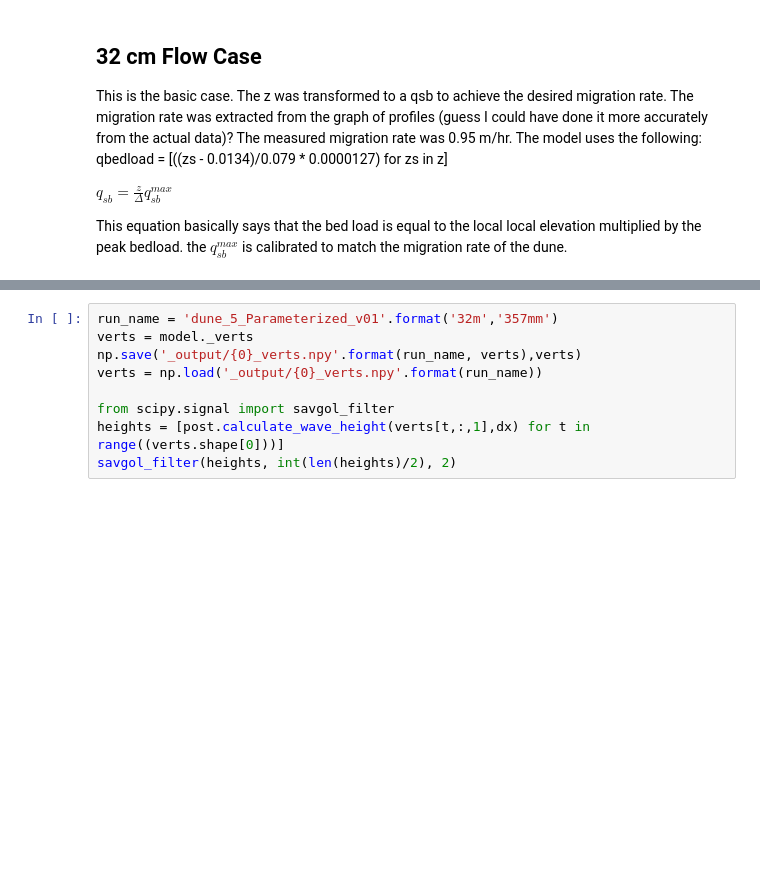
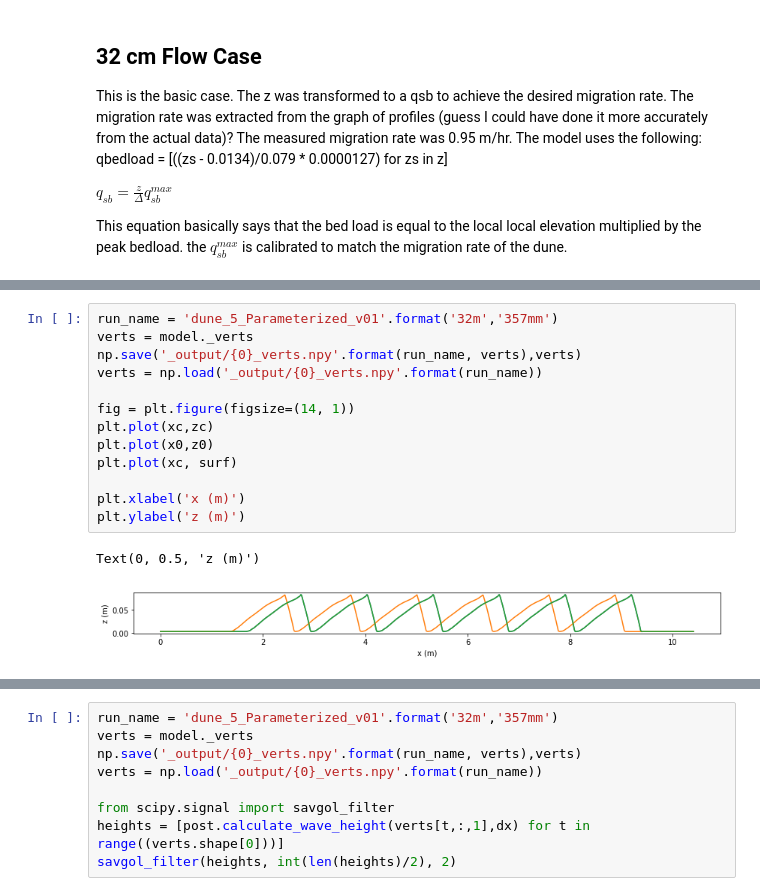
Before and after one commit to plgrover/pymorph, a Jupyter notebook: notebooks/Paper_3b/2019-11-28 Parameterized Dune Model_32cm.ipynb, the cells around one changed output, grey strips where cells are left out. Cells and saved outputs as stored; diff of their text form; blank space fills up the shorter version.

Commit message:
Modifying the models for the paper

```diff
--- a/notebooks/Paper_3b/2019-11-28 Parameterized Dune Model_32cm.ipynb
+++ b/notebooks/Paper_3b/2019-11-28 Parameterized Dune Model_32cm.ipynb
@@ -225,3 +226,19 @@ Time step: 19.983333333333334 mins - uavg: 0.0 - Elevation 0.0328845863914373
 Courant number: max 0.03085985157082852, mean0.02630802346413097
 Text(0, 0.5, 'z (m)')
 [figure]
+# %%
+run_name = 'dune_5_Parameterized_v01'.format('32m','357mm')
+verts = model._verts
+np.save('_output/{0}_verts.npy'.format(run_name, verts),verts)
+verts = np.load('_output/{0}_verts.npy'.format(run_name))
+
+fig = plt.figure(figsize=(14, 1))
+plt.plot(xc,zc)
+plt.plot(x0,z0)
+plt.plot(xc, surf)
+
+plt.xlabel('x (m)')
+plt.ylabel('z (m)')
+# %% [output]
+Text(0, 0.5, 'z (m)')
+[figure, added]
```
Also changed, not shown: parts of 6 cells of this notebook, 6 other files.
